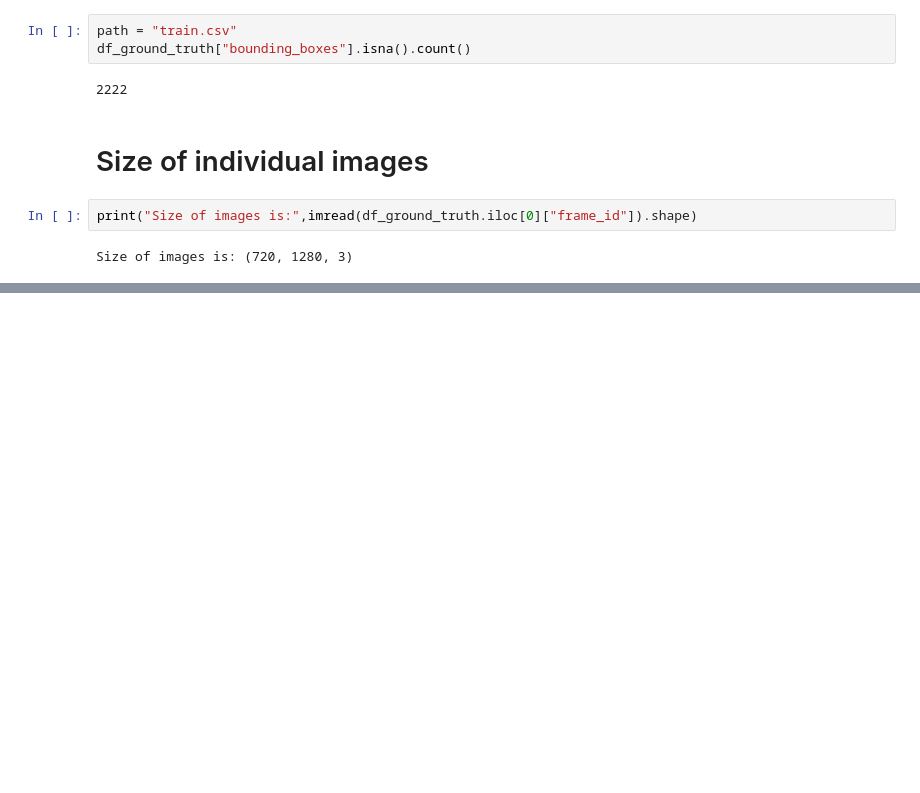
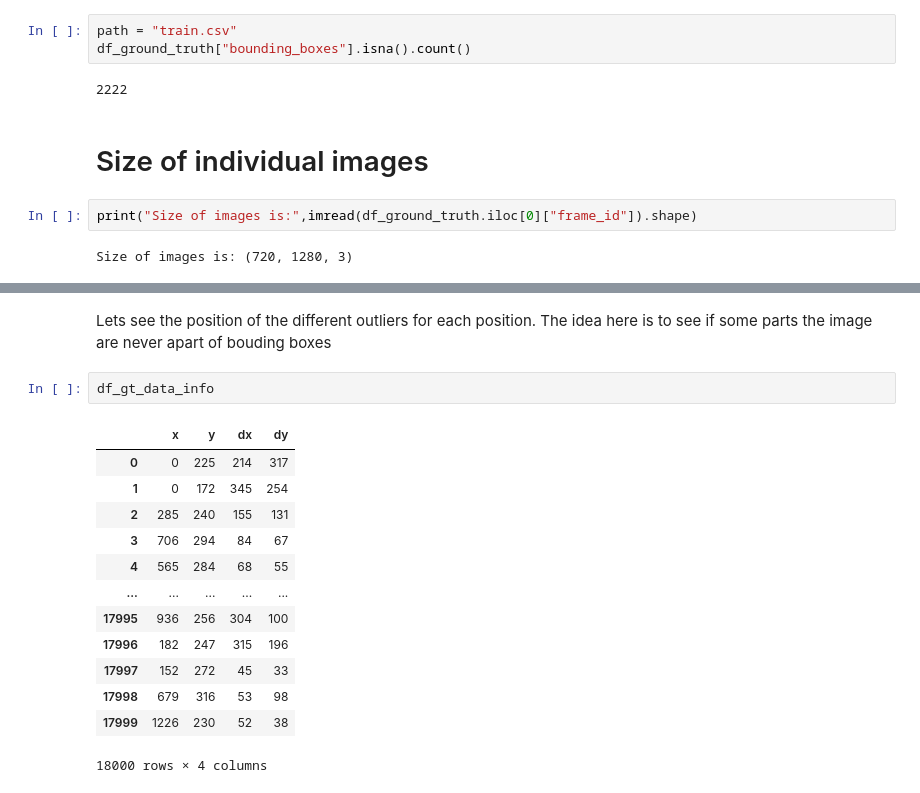
Before and after one commit to adrienloizeau/HOG-Car-Dectector, a Jupyter notebook: data_eda.ipynb, the cells around one changed output, grey strips where cells are left out. Drawn from its saved outputs; the diff is of its cells as text; blank space fills up the shorter version.

```diff
--- a/data_eda.ipynb
+++ b/data_eda.ipynb
@@ -121,0 +151,18 @@ Size of images is: (720, 1280, 3)
+# %% [markdown]
+Lets see the position of the different outliers for each position. The idea here is to see if some parts the image are never apart of bouding boxes
+# %%
+df_gt_data_info
+# %% [output]
+|  | x | y | dx | dy |
+| 0 | 0 | 225 | 214 | 317 |
+| 1 | 0 | 172 | 345 | 254 |
+| 2 | 285 | 240 | 155 | 131 |
+| 3 | 706 | 294 | 84 | 67 |
+| 4 | 565 | 284 | 68 | 55 |
+| ... | ... | ... | ... | ... |
+| 17995 | 936 | 256 | 304 | 100 |
+| 17996 | 182 | 247 | 315 | 196 |
+| 17997 | 152 | 272 | 45 | 33 |
+| 17998 | 679 | 316 | 53 | 98 |
+| 17999 | 1226 | 230 | 52 | 38 |
+18000 rows × 4 columns
```
Also changed, not shown: parts of 4 cells of this notebook, 16 other files.
